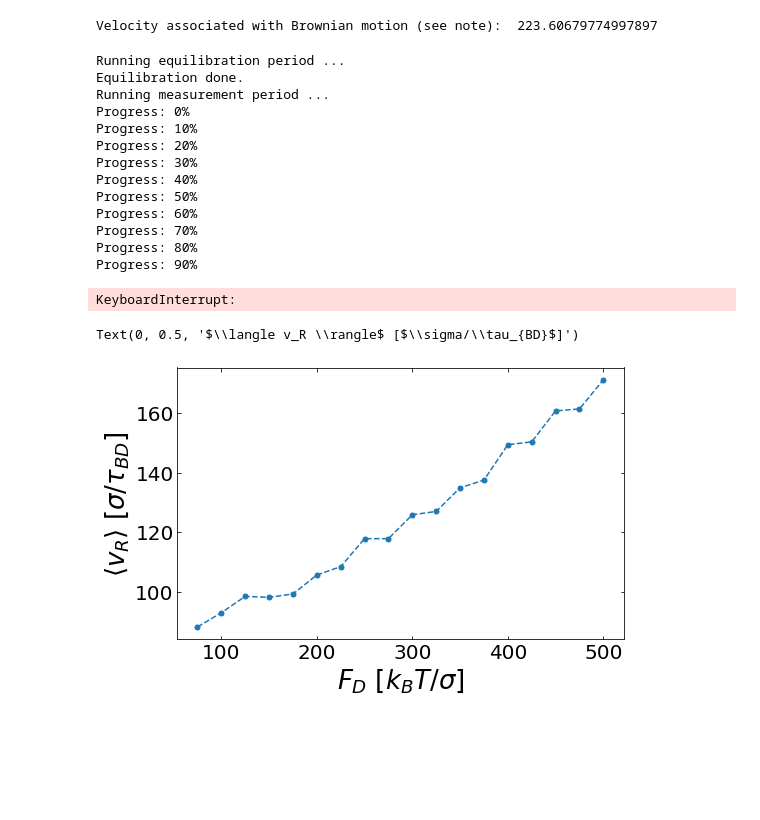
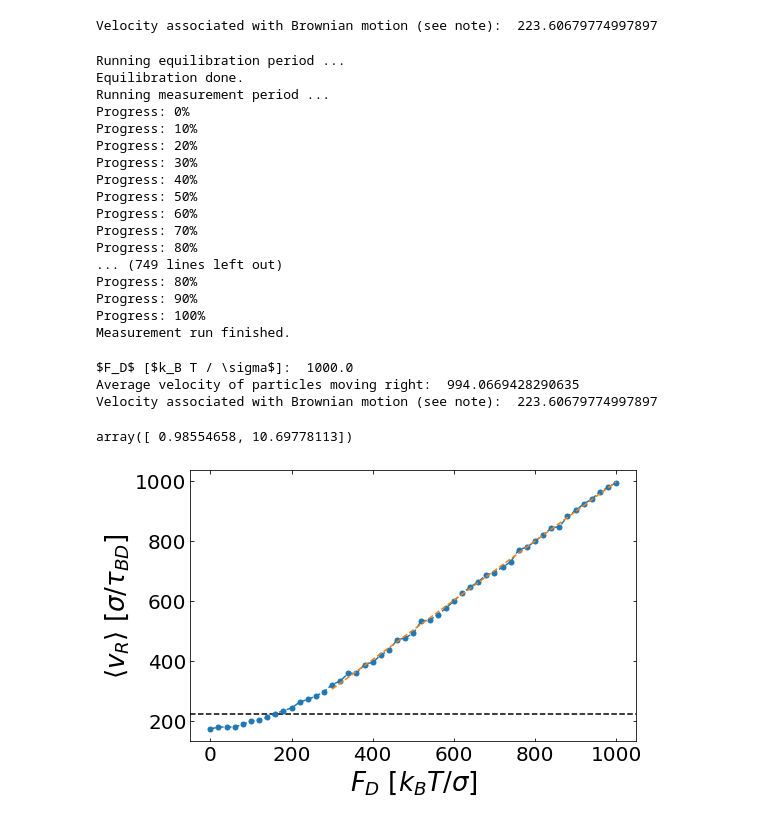
Before and after one commit to prakhosha/Lane-Formation, a Jupyter notebook: Task4/task4_ab.ipynb, the cells around one changed output. Drawn from its saved outputs; the diff is of its cells as text; code cells hidden in the pictures; blank space fills up the shorter version.

Commit message:
Made animations and fixed task4_ab velocity measurements for discussion wednesday w/ tutor

```diff
--- a/Task4/task4_ab.ipynb
+++ b/Task4/task4_ab.ipynb
@@ -50,7 +50,8 @@ n_steps_prod = int(t_prod / dt)
 
 N_save = 10
 
-print("Velocity associated with Brownian motion (see note): ", np.sqrt(2*D/dt))
+v_brown = np.sqrt(2*D/dt)
+print("Velocity associated with Brownian motion (see note): ", v_brown)
 # %% [output]
 Velocity associated with Brownian motion (see note):  223.60679774997897
 # %%
@@ -222,7 +214,7 @@ def compute_velocities_x(pos, species):
     velocities = (pos - pos_t) / dt
     return np.abs(velocities)
 # %%
-F_Ds = np.linspace(0, 1500, 4) * kBT / sigma
+F_Ds = np.linspace(0.0, 1000.0, 51) * kBT / sigma
 for F_D in F_Ds:
     pos = init_grid(L, N)
 
@@ -235,7 +227,7 @@ for F_D in F_Ds:
 
     # Equilibration
     for step in range(n_steps_equil):
-        pos = bd_step_drive(pos, species)
+        pos = bd_step_drive(pos, species, F_D)
 
     print("Equilibration done.")
 
@@ -243,12 +235,12 @@ for F_D in F_Ds:
     v_R_avs = []
     print("Running measurement period ...")
     for step in range(n_steps_prod):
-            pos = bd_step_drive(pos, species)
+            pos = bd_step_drive(pos, species, F_D)
 
             if step % (n_steps_prod // N_save) == 0:
                     print(f"Progress: {100 * step / n_steps_prod:.0f}%")
 
-                    v_s = compute_velocities(pos, species)
+                    v_s = compute_velocities_x(pos, species, F_D)
                     v_Rs = v_s[species==1]
                     v_R_avs.append(np.mean(v_Rs))
                     # print(np.mean(v_Rs))
@@ -277,14 +269,21 @@ Progress: 50%
 Progress: 60%
 Progress: 70%
 Progress: 80%
+... (749 lines left out)
+Progress: 80%
 Progress: 90%
+Progress: 100%
+Measurement run finished.
-KeyboardInterrupt:
 # %%
-# print(r'$F_D$ [$k_B T / \sigma$]: ', F_D)
+print(r'$F_D$ [$k_B T / \sigma$]: ', F_D)
 
-# print("Average velocity of particles moving right: ", np.mean(v_R_avs))
+print("Average velocity of particles moving right: ", np.mean(v_R_avs))
 
-# print("Velocity associated with Brownian motion (see note): ", np.sqrt(2*D/dt))
+print("Velocity associated with Brownian motion (see note): ", np.sqrt(2*D/dt))
+# %% [output]
+$F_D$ [$k_B T / \sigma$]:  1000.0
+Average velocity of particles moving right:  994.0669428290635
+Velocity associated with Brownian motion (see note):  223.60679774997897
 # %%
 F_Ds, v_As = np.loadtxt('task4_ab.txt', unpack=True)
 
@@ -294,13 +293,24 @@ dv_As = [(v_As[i+1] - v_As[i])/dF for i in range(len(v_As)-1)]
 F_mids = [0.5*(F_Ds[i+1] + F_Ds[i]) for i in range(len(F_Ds)-1)]
 # %%
+skipindex = 15 # When we consider the driving to be dominant
+
+linfit = lambda x, a, b: a*x + b
+popt, pcov = scippy.curve_fit(linfit, F_Ds[skipindex:], v_As[skipindex:])
+
 fig, ax = plt.subplots(figsize=(8, 5))
 
+# ax.set_xlim(0, 300)
+# ax.set_ylim(100, 400)
+
+ax.axhline(v_brown, c='k', ls='--')
 ax.plot(F_Ds, v_As, ls='--', marker='.', ms=10)
+ax.plot(F_Ds[skipindex:], linfit(F_Ds[skipindex:], *popt), ls='--')
 ax.set_xlabel(r'$F_D$ [$k_B T / \sigma$]')
 ax.set_ylabel(r'$\langle v_R \rangle$ [$\sigma/\tau_{BD}$]') # Unsure about the unit
+popt
 # %% [output]
-Text(0, 0.5, '$\\langle v_R \\rangle$ [$\\sigma/\\tau_{BD}$]')
+array([ 0.98554658, 10.69778113])
-[figure, old version]
+[figure, new version]
 # %%
 fig, ax = plt.subplots(figsize=(8, 5))
 
```
Also changed, not shown: parts of 3 cells of this notebook, 14 other files.
